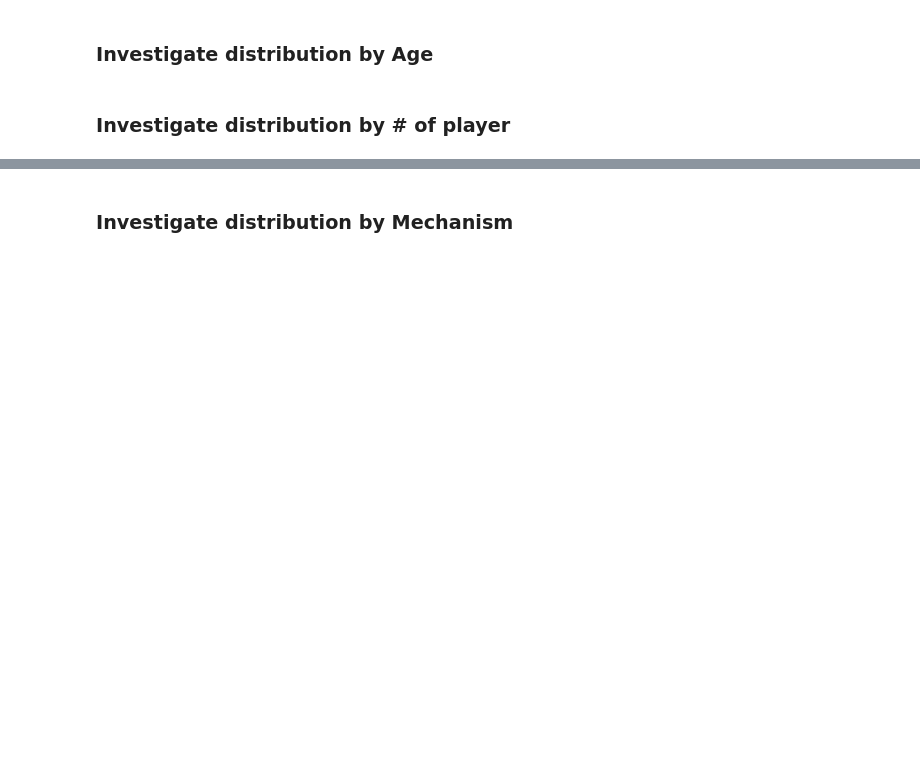
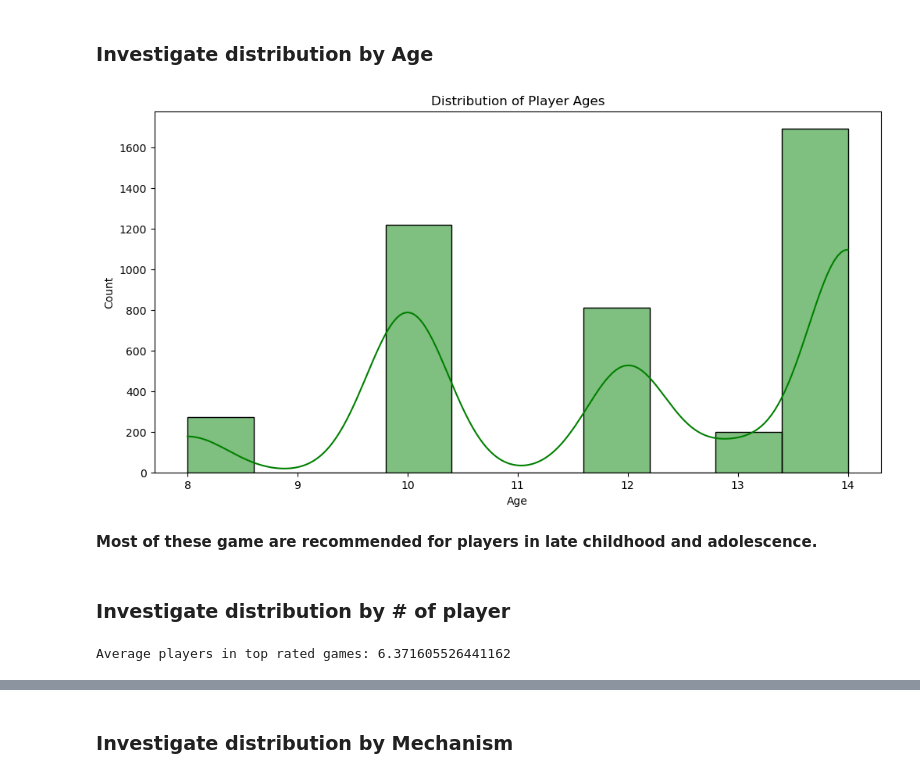
Before and after one commit to ABF-QC/Module3_Project2_solo, a Jupyter notebook: notebook/EDA.ipynb, the cells around one changed output, grey strips where cells are left out. Drawn from its saved outputs; the diff is of its cells as text; code cells hidden in the pictures; blank space fills up the shorter version.

```diff
--- a/notebook/EDA.ipynb
+++ b/notebook/EDA.ipynb
@@ -49,17 +115,22 @@ plt.show()
 # %% [markdown]
 ### Investigate distribution by Age
 # %%
-col = 'Age'
-
-# Create the figure and adjust its size
-fig = plt.fig(figsize=(12,4))
-
-ax = sns.countplot(data=df,x=col, order=list(range(min_rating, max_rating+1)))
-
-# Set Title
-ax.set_title(f'Count by {col} category')
-
+# Configuring Plot
+col = 'age'
+plt.figure(figsize=(12,6))
+sns.histplot(data=df, x='age', bins=10, color='green', kde=True)
+plt.title('Distribution of Player Ages')
+plt.xlabel('Age')
+plt.ylabel('Count')
 plt.show()
+# %% [output]
+[figure, added]
+# %% [markdown]
+**Most of these game are recommended for players in late childhood and adolescence.**
 # %% [markdown]
 ### Investigate distribution by # of player
+# %%
+print('Average players in top rated games:', df['max_players'].mean())
+# %% [output]
+Average players in top rated games: 6.371605526441162
 # %%
```
Also changed, not shown: parts of 35 cells of this notebook.
